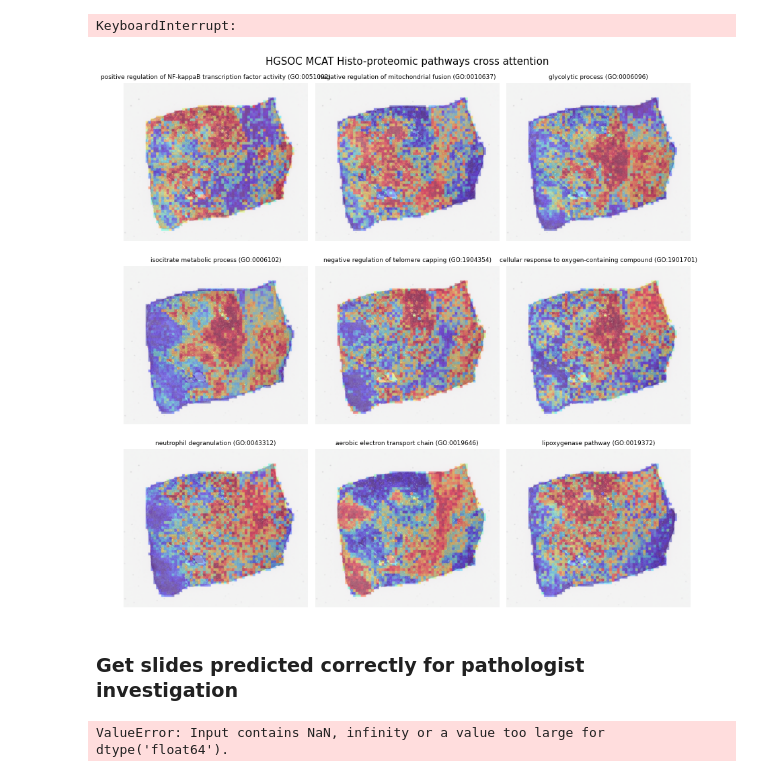
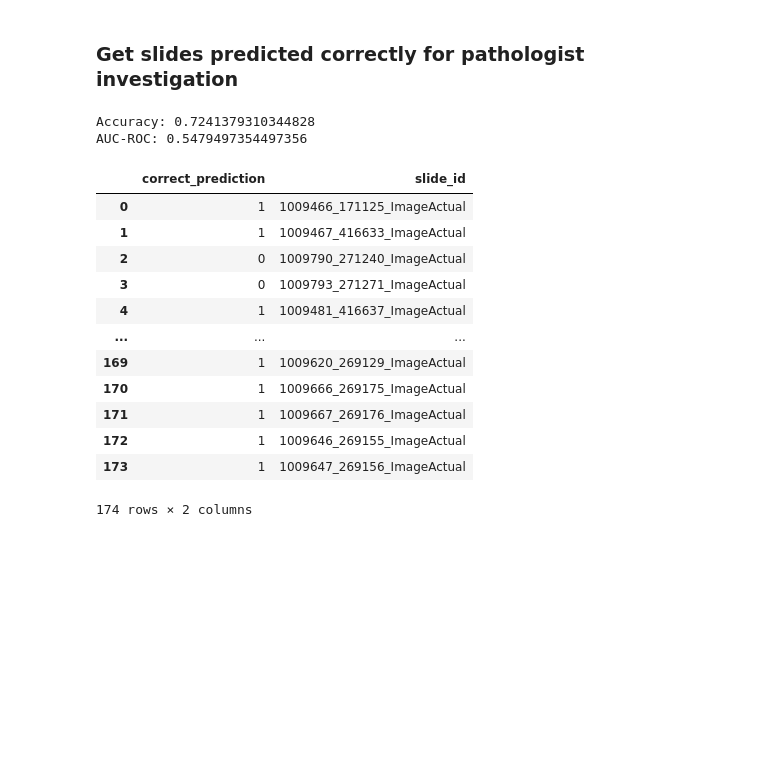
Before and after one commit to csabaiBio/HGSOC_platinum_response, a Jupyter notebook: HGSOC_platinum_responce/vis_multi_heatmaps.ipynb, the cells around one changed output. Saved outputs shown, nothing was run; the diff lists cells and outputs as text; code cells hidden in the pictures; blank space fills up the shorter version.

Commit message:
interp plots

```diff
--- a/HGSOC_platinum_responce/vis_multi_heatmaps.ipynb
+++ b/HGSOC_platinum_responce/vis_multi_heatmaps.ipynb
@@ -9,8 +11,0 @@ import numpy as np
-# %%
-
-df = pd.read_csv("/mnt/ncshare/ozkilim/BRCA/data/HGSOC_processed_data/60_shared_proteins_PPI_clusters_pathway_names.csv")
-df['Top_Pathways'] = df['Top_Pathways'].apply(ast.literal_eval)
-
-# Create a mapping from cluster number to the first element of Top_Pathways lists
-cluster_to_pathway = df.set_index('Cluster')['Top_Pathways'].to_dict()
-cluster_to_pathway = {str(k): v[0] if v else "No Pathway" for k, v in cluster_to_pathway.items()}
@@ -104,45 +11,0 @@ plt.show()
-# %%
-# then load protein improtances for MMF ...
-
-
-# Set the path to the folder containing the images
-folder_path = '/mnt/ncshare/ozkilim/BRCA/heatmaps/heatmaps_multimodal/heatmap_raw_results/HGSOC_MCAT_mayo/Unspecified/1009536_171140_ImageActual'
-
-regex = re.compile(r'(\d+)\.png$')
-
-# List and sort the PNG files in the folder based on the number at the end of the filename
-image_files = [f for f in os.listdir(folder_path) if regex.search(f)]
-image_files.sort(key=lambda f: int(regex.search(f).group(1)))
-
-# Create a 3x3 grid for plotting
-fig, axes = plt.subplots(3, 3, figsize=(12, 12))
-
-# Loop over the grid and add the images
-for i, ax in enumerate(axes.flatten()):
-    if i < len(image_files):
-        img_path = os.path.join(folder_path, image_files[i])
-        img = Image.open(img_path)
-        ax.imshow(img)
-
-        # Extract the cluster number and get the corresponding pathway
-        cluster_num = regex.search(image_files[i]).group(1)
-        pathway_title = cluster_to_pathway.get(cluster_num, "Unknown Pathway")
-        # pathway_title = chowdry_groups[i]
-        ax.set_title(pathway_title,fontsize=9)
-
-        ax.axis('off')
-    else:
-        ax.axis('off')
-
-plt.suptitle("HGSOC MCAT Histo-proteomic pathways cross attention",fontsize=15)
-# Display the plot
-plt.tight_layout()
-fig.patch.set_facecolor('white')  # Set the background color of the figure to white
-
-# Saving the figure in high quality
-output_file = 'HGSOC_MCAT_histo_proteo_cross_attn_PPI.png'  # Specify your output path and file name
-plt.savefig(output_file, bbox_inches='tight', dpi=300, facecolor=fig.get_facecolor())  # Save with high resolution
-plt.show()
-# %% [output]
-KeyboardInterrupt:
-[figure, removed]
@@ -151,31 +21,48 @@ KeyboardInterrupt:
 # %%
 from sklearn.metrics import accuracy_score, roc_auc_score
 
 def calculate_accuracy_auc_and_correct_predictions(df, threshold=0.5):
     # Predict 1 if 'p_1' is greater than the threshold, else predict 0
-    df['predicted_label'] = (df['p_1'] > threshold).astype(int)
+    df['predicted_label'] = (df['p_0'] > threshold).astype(int)
 
     # Create a new column for correctly predicted samples (1 for correct, 0 for incorrect)
     df['correct_prediction'] = (df['predicted_label'] == df['label']).astype(int)
 
     # Calculate accuracy
     accuracy = accuracy_score(df['label'], df['predicted_label'])
 
     # Calculate AUC-ROC
-    auc_roc = roc_auc_score(df['label'], df['p_1'])
+    auc_roc = roc_auc_score(df['label'], df['p_0'])
 
     return accuracy, auc_roc, df
 
 
+# switched labels...
 
-# models seem like not trained....?...
 results = pd.read_csv("/mnt/ncshare/ozkilim/BRCA/heatmaps/results/HGSOC_clm_sb.csv")
 # results = results[0:300]
 # Calculate accuracy, AUC-ROC and get DataFrame with correct predictions
 accuracy, auc_roc, df_with_correct_predictions = calculate_accuracy_auc_and_correct_predictions(results, threshold=0.5)
 print("Accuracy:", accuracy)
 print("AUC-ROC:", auc_roc)
 
 df_with_correct_predictions[["correct_prediction","slide_id"]]
+
+# 1. why reversed?....
+# 2.
 # %% [output]
-ValueError: Input contains NaN, infinity or a value too large for dtype('float64').
+Accuracy: 0.7241379310344828
+AUC-ROC: 0.5479497354497356
+|  | correct_prediction | slide_id |
+| 0 | 1 | 1009466_171125_ImageActual |
+| 1 | 1 | 1009467_416633_ImageActual |
+| 2 | 0 | 1009790_271240_ImageActual |
+| 3 | 0 | 1009793_271271_ImageActual |
+| 4 | 1 | 1009481_416637_ImageActual |
+| ... | ... | ... |
+| 169 | 1 | 1009620_269129_ImageActual |
+| 170 | 1 | 1009666_269175_ImageActual |
+| 171 | 1 | 1009667_269176_ImageActual |
+| 172 | 1 | 1009646_269155_ImageActual |
+| 173 | 1 | 1009647_269156_ImageActual |
+174 rows × 2 columns
```
Also changed, not shown: parts of 10 cells of this notebook, 15 other files.
